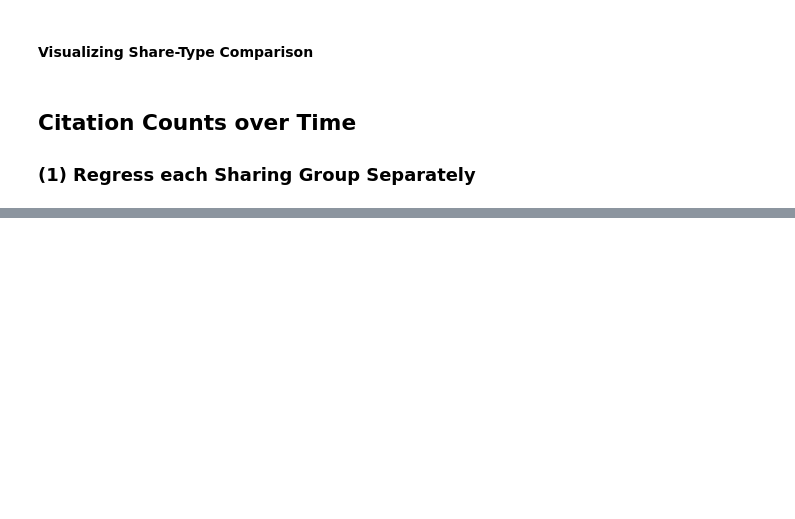
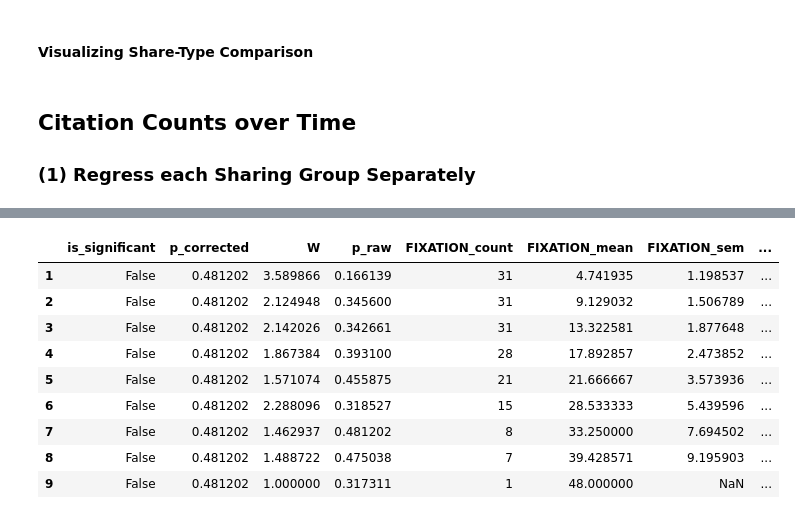
Before and after one commit to JonNir1/eye_movement_data_sharing, a Jupyter notebook: citations_for_data_sharing.ipynb, the cells around one changed output, grey strips where cells are left out. Cells and saved outputs as stored; diff of their text form; code cells hidden in the pictures; blank space fills up the shorter version.

```diff
--- a/citations_for_data_sharing.ipynb
+++ b/citations_for_data_sharing.ipynb
@@ -472,0 +722,44 @@ Effect Sizes:           RBC: 0.112      CLES: 0.556
+# %%
+GROUPING_COL = "data_sharing_class"
+# %%
+cit_dynamics_sharing_class = citations_per_year(
+    combined.loc[combined["is_sharing_data"]], grouping_col=GROUPING_COL
+)
+
+year_stats = dict()
+for year in cit_dynamics_sharing_class.columns:
+    year_stats[year] = dict()
+    class_values = []
+    for share_class in cit_dynamics_sharing_class.index.get_level_values(GROUPING_COL).unique():
+        subset = (cit_dynamics_sharing_class.xs(share_class, level=GROUPING_COL)[year]).dropna()
+        if subset.empty:
+            continue
+        year_stats[year][f"{share_class}_count"] = subset.count()
+        year_stats[year][f"{share_class}_mean"] = subset.mean()
+        year_stats[year][f"{share_class}_sem"] = subset.sem()
+        class_values.append(subset)
+    sharegroup_test = stats.kruskal(*class_values)
+    year_stats[year]["W"] = sharegroup_test.statistic
+    year_stats[year]["p_raw"] = sharegroup_test.pvalue
+
+year_stats = pd.DataFrame.from_dict(year_stats, orient='index')
+reject, p_corrected, _, _ = multipletests(year_stats['p_raw'], alpha=0.05, method='fdr_bh')
+year_stats['p_corrected'] = p_corrected
+year_stats['is_significant'] = reject
+column_order = [
+    "is_significant", "p_corrected", "W", "p_raw",
+    *[f"{share_class}_{stat}" for share_class in share_groups.keys() for stat in ["count", "mean", "sem"]]
+]
+year_stats = year_stats[column_order]
+year_stats
+# %% [output]
+|  | is_significant | p_corrected | W | p_raw | FIXATION_count | FIXATION_mean | FIXATION_sem | ... |
+| 1 | False | 0.481202 | 3.589866 | 0.166139 | 31 | 4.741935 | 1.198537 | ... |
+| 2 | False | 0.481202 | 2.124948 | 0.345600 | 31 | 9.129032 | 1.506789 | ... |
+| 3 | False | 0.481202 | 2.142026 | 0.342661 | 31 | 13.322581 | 1.877648 | ... |
+| 4 | False | 0.481202 | 1.867384 | 0.393100 | 28 | 17.892857 | 2.473852 | ... |
+| 5 | False | 0.481202 | 1.571074 | 0.455875 | 21 | 21.666667 | 3.573936 | ... |
+| 6 | False | 0.481202 | 2.288096 | 0.318527 | 15 | 28.533333 | 5.439596 | ... |
+| 7 | False | 0.481202 | 1.462937 | 0.481202 | 8 | 33.250000 | 7.694502 | ... |
+| 8 | False | 0.481202 | 1.488722 | 0.475038 | 7 | 39.428571 | 9.195903 | ... |
+| 9 | False | 0.481202 | 1.000000 | 0.317311 | 1 | 48.000000 | NaN | ... |
```
Also changed, not shown: parts of 24 cells of this notebook.
